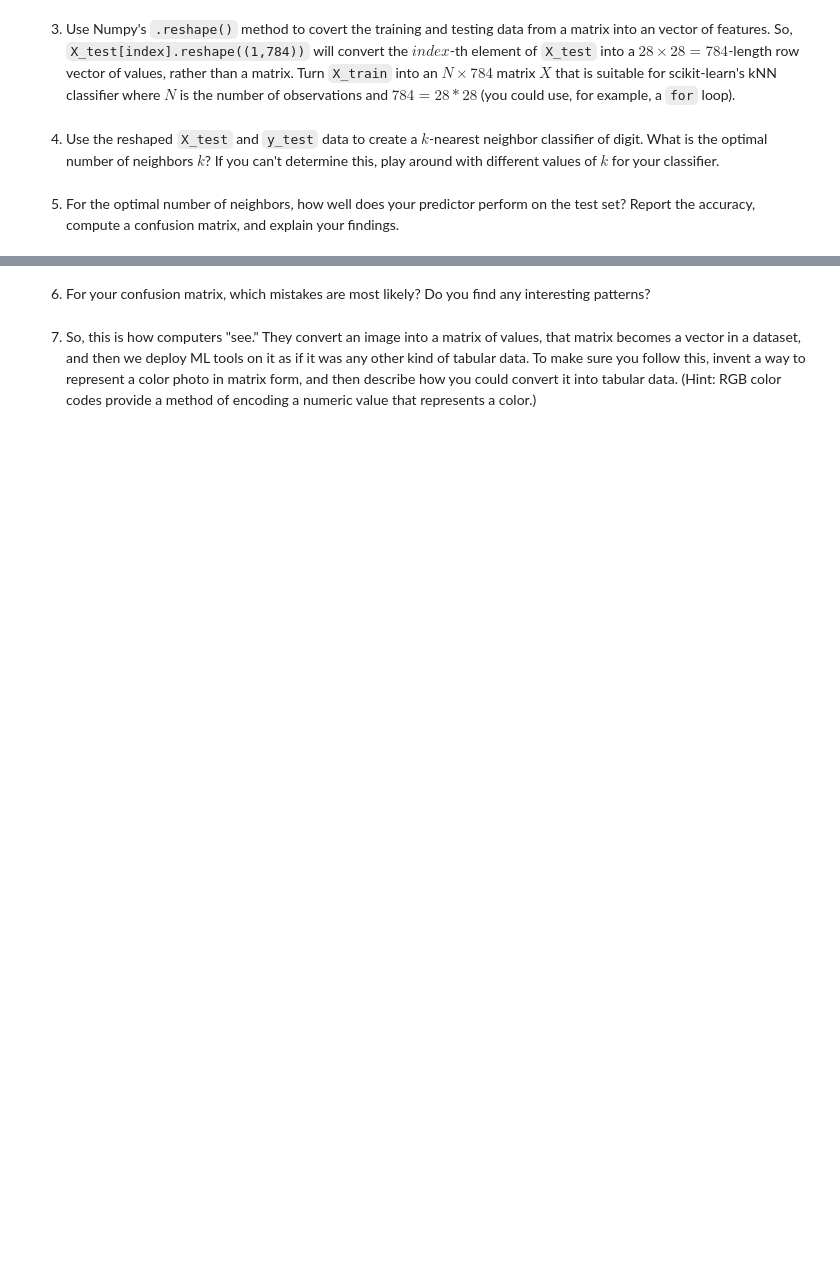
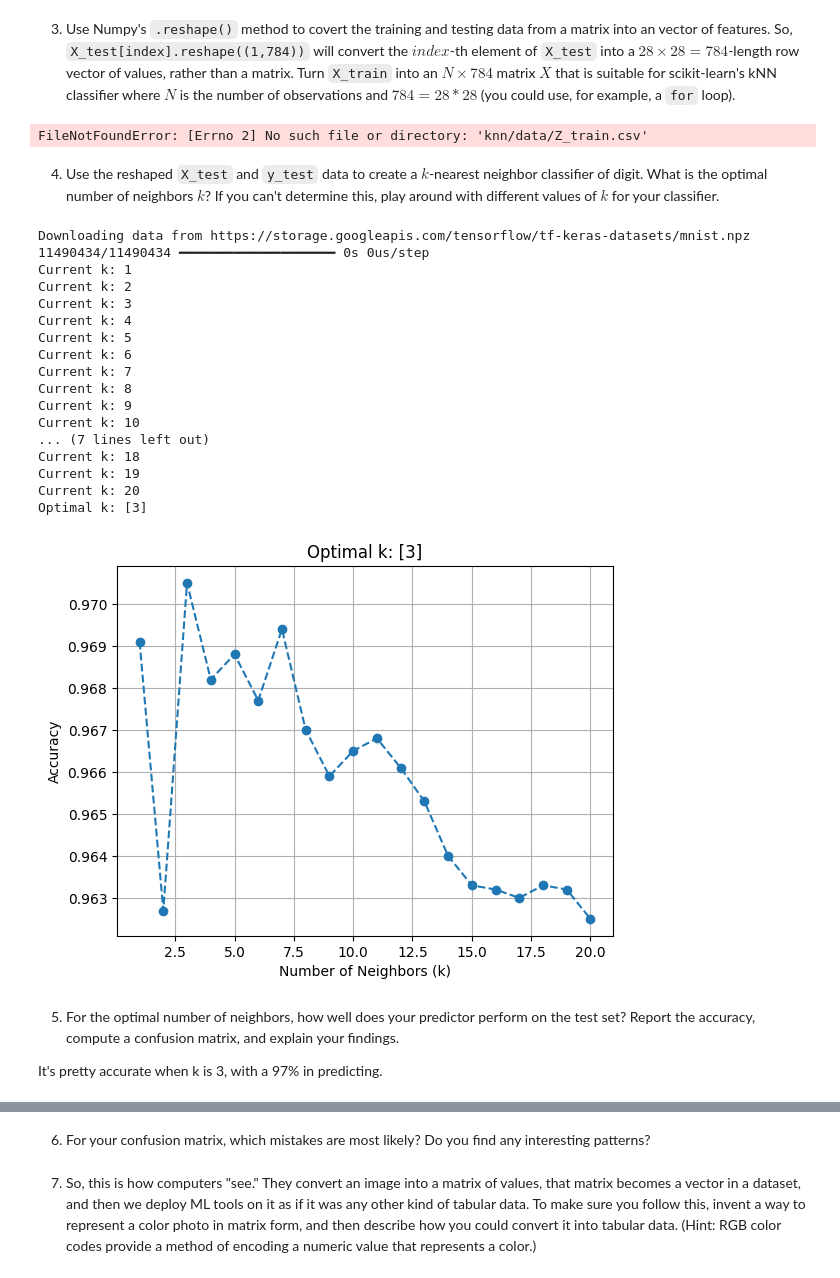
Before and after one commit to pabloisaiahs/knn, a Jupyter notebook: lab/computer_vision_lab.ipynb, the cells around one changed output, grey strips where cells are left out. Drawn from its saved outputs; the diff is of its cells as text; code cells hidden in the pictures; blank space fills up the shorter version.

```diff
--- a/lab/computer_vision_lab.ipynb
+++ b/lab/computer_vision_lab.ipynb
@@ -29,6 +169,86 @@ OK, those are the data: Labels attached to handwritten digits encoded as a matri
 # %% [markdown]
 3. Use Numpy's `.reshape()` method to covert the training and testing data from a matrix into an vector of features. So, `X_test[index].reshape((1,784))` will convert the $index$-th element of `X_test` into a $28\times 28=784$-length row vector of values, rather than a matrix. Turn `X_train` into an $N \times 784$ matrix $X$ that is suitable for scikit-learn's kNN classifier where $N$ is the number of observations and $784=28*28$ (you could use, for example, a `for` loop).
+# %%
+import pandas as pd
+import numpy as np
+
+# To save on reloading cost, I save the reshaped data and reload it rather than run the
+# code that loops over appending the rows
+
+reload = 0 # Control the way data loads
+
+if reload == 1:  # If reload is 1, do the reshaping process
+    Z_train = []
+    for i in range(60000):
+        row = X_train[i].reshape((1,784)) # Turn the matrix for i into a row vector of features
+        Z_train.append(row[0]) # Append the row vector to the list
+    Z_train = pd.DataFrame(Z_train)
+    Z_train.to_csv('./data/Z_train.csv')
+    #
+    Z_test = []
+    for i in range(len(y_test)):
+        row = X_test[i].reshape((1,784)) # Turn the matrix for i into a row vector of features
+        Z_test.append(row[0]) # Append the row vector to the list
+    Z_test = pd.DataFrame(Z_test)
+    Z_test.to_csv('./data/Z_test.csv')
+else: # If reload is not 1, just load the reshaped data
+    Z_train = pd.read_csv('knn/data/Z_train.csv')
+    Z_test = pd.read_csv('./data/Z_test.csv')
+# %% [output]
+FileNotFoundError: [Errno 2] No such file or directory: 'knn/data/Z_train.csv'
 # %% [markdown]
 4. Use the reshaped `X_test` and `y_test` data to create a $k$-nearest neighbor classifier of digit. What is the optimal number of neighbors $k$? If you can't determine this, play around with different values of $k$ for your classifier.
+# %%
+from sklearn.neighbors import KNeighborsClassifier
+
+# Define the number of k values to test
+num_neighbors = 20  # Possible k values
+accuracy_scores = []  # Store accuracy for each k value
+
+# Loop over different values of k to find the optimal one
+for k in range(num_neighbors):
+    print(f'Current k: {k + 1}')
+
+    # Create and fit the kNN model
+    knn_classifier = KNeighborsClassifier(n_neighbors=k + 1)
+    model = knn_classifier.fit(X_train_reshaped, y_train)
+
+    # Compute accuracy and store it
+    accuracy_scores.append(model.score(X_test_reshaped, y_test))
+
+# highest recorded accuracy and k value
+max_accuracy = np.max(accuracy_scores)
+optimal_k_index = np.where(accuracy_scores == max_accuracy)[0]
+optimal_k = optimal_k_index + 1
+
+print("Optimal k:", optimal_k)
+
+plt.plot(np.arange(1, num_neighbors + 1), accuracy_scores, marker='o', linestyle='dashed')
+plt.xlabel("Number of Neighbors (k)")
+plt.ylabel("Accuracy")
+plt.title(f"Optimal k: {optimal_k}")
+plt.grid()
+plt.show()
+# %% [output]
+Downloading data from https://storage.googleapis.com/tensorflow/tf-keras-datasets/mnist.npz
+11490434/11490434 ━━━━━━━━━━━━━━━━━━━━ 0s 0us/step
+Current k: 1
+Current k: 2
+Current k: 3
+Current k: 4
+Current k: 5
+Current k: 6
+Current k: 7
+Current k: 8
+Current k: 9
+Current k: 10
+... (7 lines left out)
+Current k: 18
+Current k: 19
+Current k: 20
+Optimal k: [3]
+[figure, added]
 # %% [markdown]
 5. For the optimal number of neighbors, how well does your predictor perform on the test set? Report the accuracy, compute a confusion matrix, and explain your findings.
+
+It's pretty accurate when k is 3, with a 97% in predicting.
```
Also changed, not shown: parts of 4 cells of this notebook.
